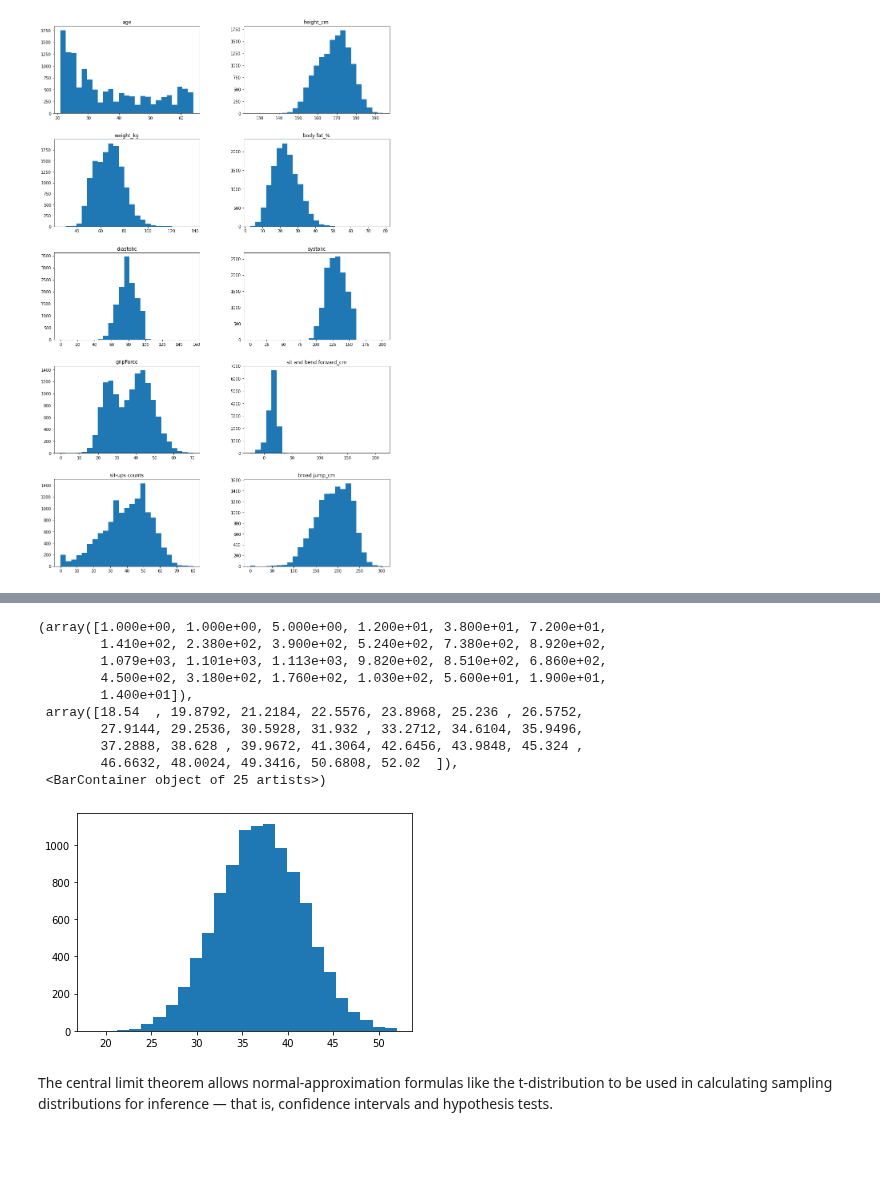
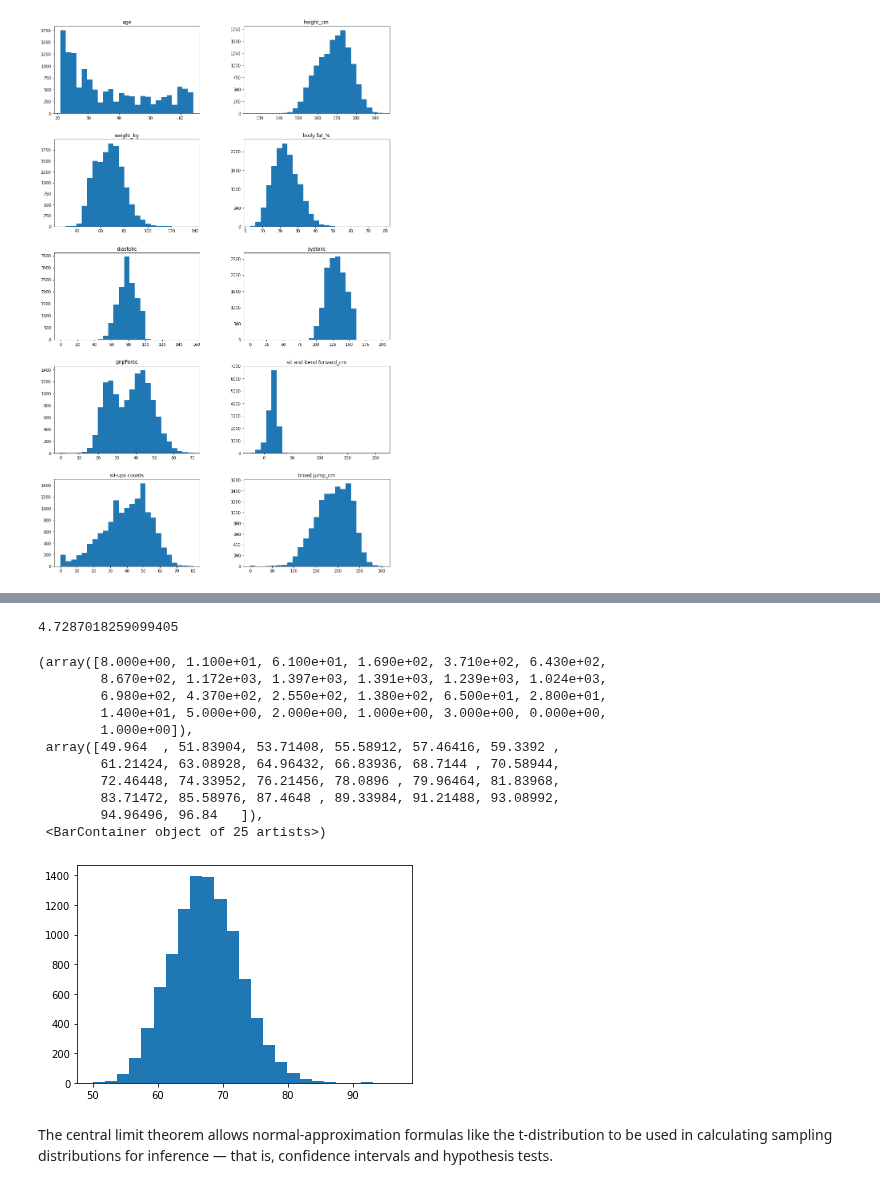
Before and after one commit to msdec321/DataAnalysisWorkbooks, a Jupyter notebook: BodyPerformance/bodyPerformanceWorkbook.ipynb, the cells around one changed output, grey strips where cells are left out. Cells and saved outputs as stored; diff of their text form; code cells hidden in the pictures; blank space fills up the shorter version.

```diff
--- a/BodyPerformance/bodyPerformanceWorkbook.ipynb
+++ b/BodyPerformance/bodyPerformanceWorkbook.ipynb
@@ -59,40 +62,47 @@ data.corr()
 | sit and bend forward_cm | -0.070033 | -0.221970 | -0.296249 | -0.071225 | -0.072098 | -0.082434 | -0.112577 | 1.000000 | ... |
 | sit-ups counts | -0.544581 | 0.500424 | 0.294899 | -0.608912 | 0.016547 | 0.056276 | 0.576669 | 0.177153 | ... |
 | broad jump_cm | -0.435172 | 0.674589 | 0.479564 | -0.673273 | 0.097243 | 0.152894 | 0.746853 | 0.026487 | ... |
+# %%
+np.std(myList)
+# %% [output]
+4.7287018259099405
 # %%
 # Applied bootstrapping example / The central limit theorem
 
 R = 10000
 n = 5
 
 myList = []
 
 for i in range(R):
 
     temp = []
 
     for j in range(n):
         # Randomly sample the population n times with replacement
-        temp.append( data['gripForce'].iloc[random.randint(2, data.shape[0]-1)] )
+        temp.append( data['weight_kg'].iloc[random.randint(2, data.shape[0]-1)] )
 
     # Save the sample statistic in a list
     #myList.append(sum(temp))  # The sum
     myList.append(sum(temp)/len(temp))  # The mean
+    #myList.append(np.std(temp))  # The standard deviation
+    #myList.append(np.std(temp)/np.sqrt(len(temp)))  # The standard error
 
 # The central limit theorem tells us that the distribution of this sample statistic should be normally
 # distributed, even if the original distribution was not normal!
 plt.hist(myList, bins=25)
 # %% [output]
-(array([1.000e+00, 1.000e+00, 5.000e+00, 1.200e+01, 3.800e+01, 7.200e+01,
-        1.410e+02, 2.380e+02, 3.900e+02, 5.240e+02, 7.380e+02, 8.920e+02,
-        1.079e+03, 1.101e+03, 1.113e+03, 9.820e+02, 8.510e+02, 6.860e+02,
-        4.500e+02, 3.180e+02, 1.760e+02, 1.030e+02, 5.600e+01, 1.900e+01,
-        1.400e+01]),
- array([18.54  , 19.8792, 21.2184, 22.5576, 23.8968, 25.236 , 26.5752,
-        27.9144, 29.2536, 30.5928, 31.932 , 33.2712, 34.6104, 35.9496,
-        37.2888, 38.628 , 39.9672, 41.3064, 42.6456, 43.9848, 45.324 ,
-        46.6632, 48.0024, 49.3416, 50.6808, 52.02  ]),
+(array([8.000e+00, 1.100e+01, 6.100e+01, 1.690e+02, 3.710e+02, 6.430e+02,
+        8.670e+02, 1.172e+03, 1.397e+03, 1.391e+03, 1.239e+03, 1.024e+03,
+        6.980e+02, 4.370e+02, 2.550e+02, 1.380e+02, 6.500e+01, 2.800e+01,
+        1.400e+01, 5.000e+00, 2.000e+00, 1.000e+00, 3.000e+00, 0.000e+00,
+        1.000e+00]),
+ array([49.964  , 51.83904, 53.71408, 55.58912, 57.46416, 59.3392 ,
+        61.21424, 63.08928, 64.96432, 66.83936, 68.7144 , 70.58944,
+        72.46448, 74.33952, 76.21456, 78.0896 , 79.96464, 81.83968,
+        83.71472, 85.58976, 87.4648 , 89.33984, 91.21488, 93.08992,
+        94.96496, 96.84   ]),
  <BarContainer object of 25 artists>)
-[figure, old version]
+[figure, new version]
 # %% [markdown]
 The central limit theorem allows normal-approximation formulas like the t-distribution to be used in calculating sampling distributions for inference — that is, confidence intervals and hypothesis tests.
```
Also changed, not shown: parts of 3 cells of this notebook.
